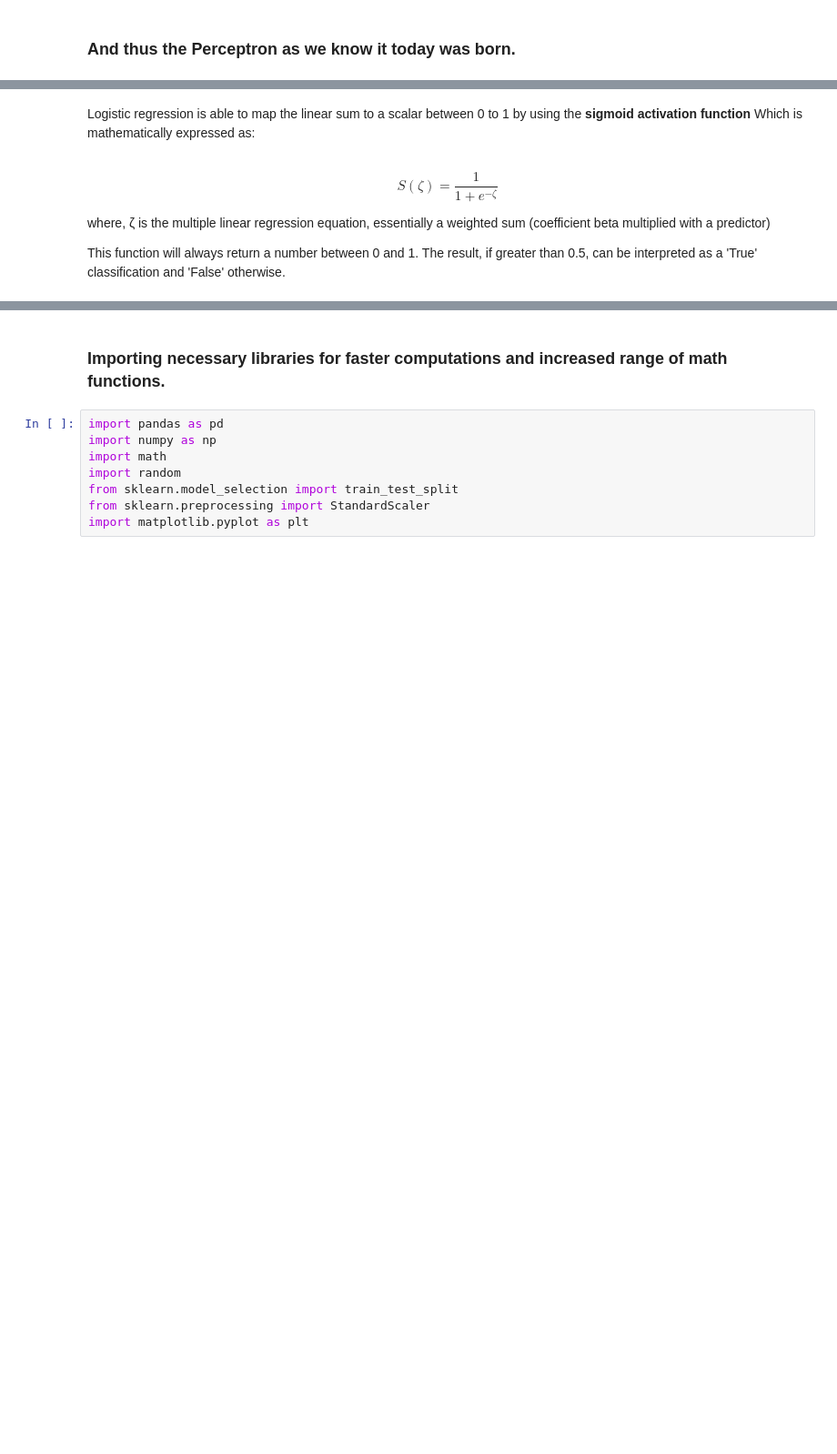
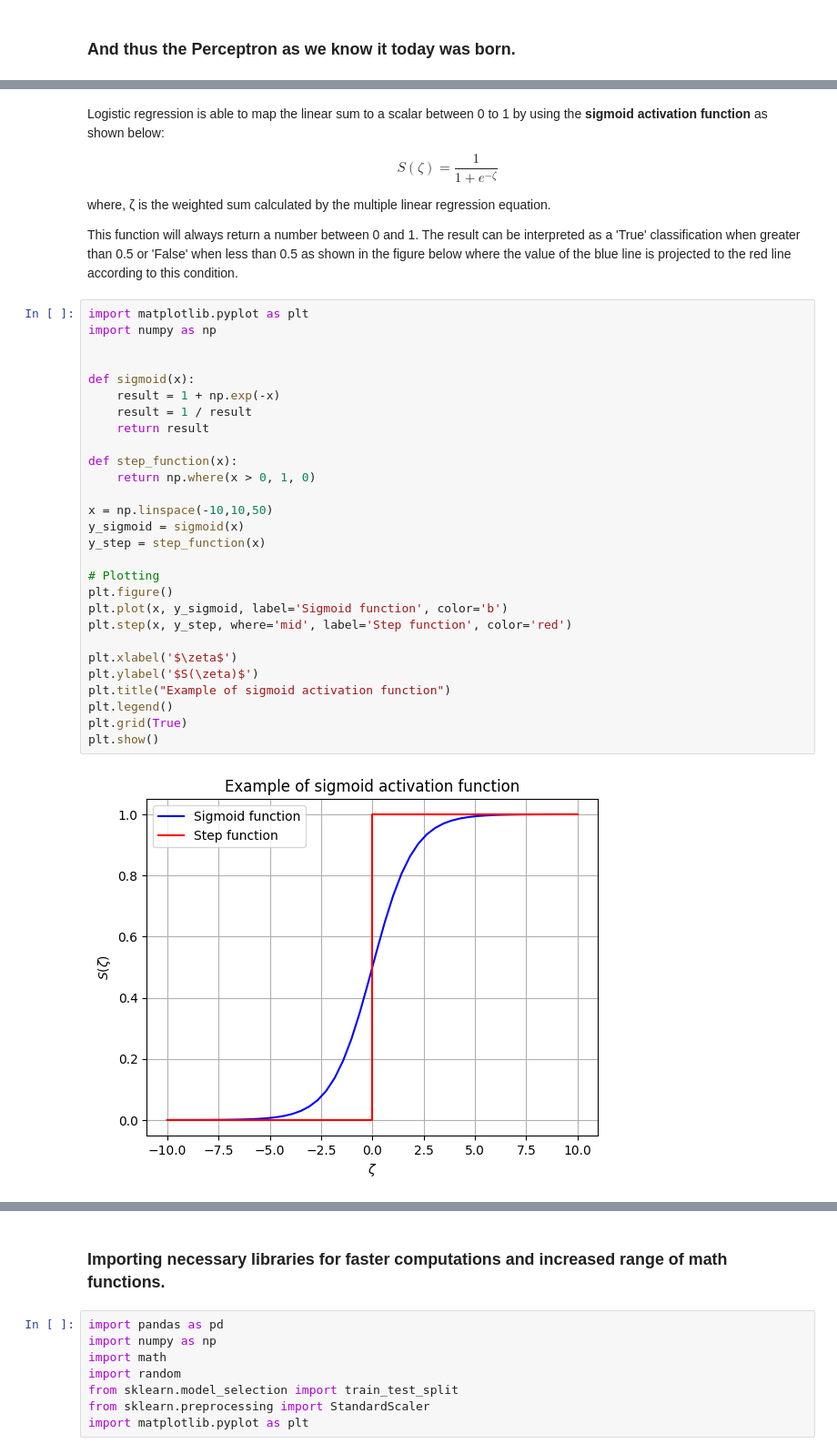
Before and after one commit to MonashAIM/onboarding-resources, a Jupyter notebook: Notebook 2 - Neural Networks.ipynb, the cells around one changed output, grey strips where cells are left out. Shown at 91% size. Saved outputs shown, nothing was run; the diff lists cells and outputs as text; blank space fills up the shorter version.

```diff
--- a/Notebook 2 - Neural Networks.ipynb
+++ b/Notebook 2 - Neural Networks.ipynb
@@ -42,11 +83,39 @@ The relationship between multiple linear regression and logistic regression lies
-# %% [markdown]
-Logistic regression is able to map the linear sum to a scalar between 0 to 1 by using the **sigmoid activation function**
-Which is mathematically expressed as:
 # %% [markdown]
+Logistic regression is able to map the linear sum to a scalar between 0 to 1 by using the **sigmoid activation function** as shown below:
 
 $$ S(ζ) = \frac{1}{1 + e^{- ζ}} $$
 
-where, ζ is the multiple linear regression equation, essentially a weighted sum (coefficient beta multiplied with a predictor)
+where, ζ is the weighted sum calculated by the multiple linear regression equation.
 
-This function will always return a number between 0 and 1. The result, if greater than 0.5, can be interpreted as a 'True' classification and 'False' otherwise.
+This function will always return a number between 0 and 1. The result can be interpreted as a 'True' classification when greater than 0.5 or 'False' when less than 0.5 as shown in the figure below where the value of the blue line is projected to the red line according to this condition.
+# %%
+import matplotlib.pyplot as plt
+import numpy as np
+
+
+def sigmoid(x):
+    result = 1 + np.exp(-x)
+    result = 1 / result
+    return result
+
+def step_function(x):
+    return np.where(x > 0, 1, 0)
+
+x = np.linspace(-10,10,50)
+y_sigmoid = sigmoid(x)
+y_step = step_function(x)
+
+# Plotting
+plt.figure()
+plt.plot(x, y_sigmoid, label='Sigmoid function', color='b')
+plt.step(x, y_step, where='mid', label='Step function', color='red')
+
+plt.xlabel('$\zeta$')
+plt.ylabel('$S(\zeta)$')
+plt.title("Example of sigmoid activation function")
+plt.legend()
+plt.grid(True)
+plt.show()
+# %% [output]
+[figure, added]
 # %% [markdown]
```
Also changed, not shown: parts of 42 cells of this notebook, 2 other files.
